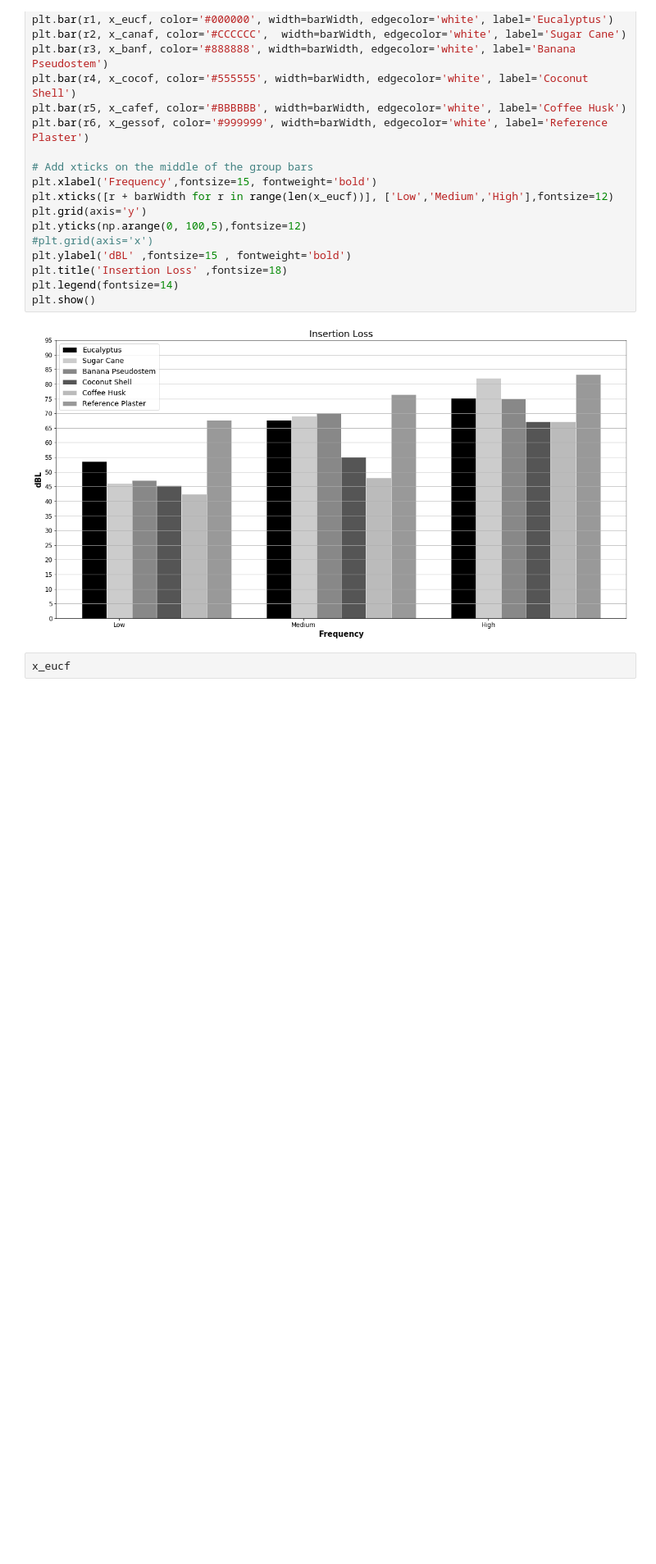
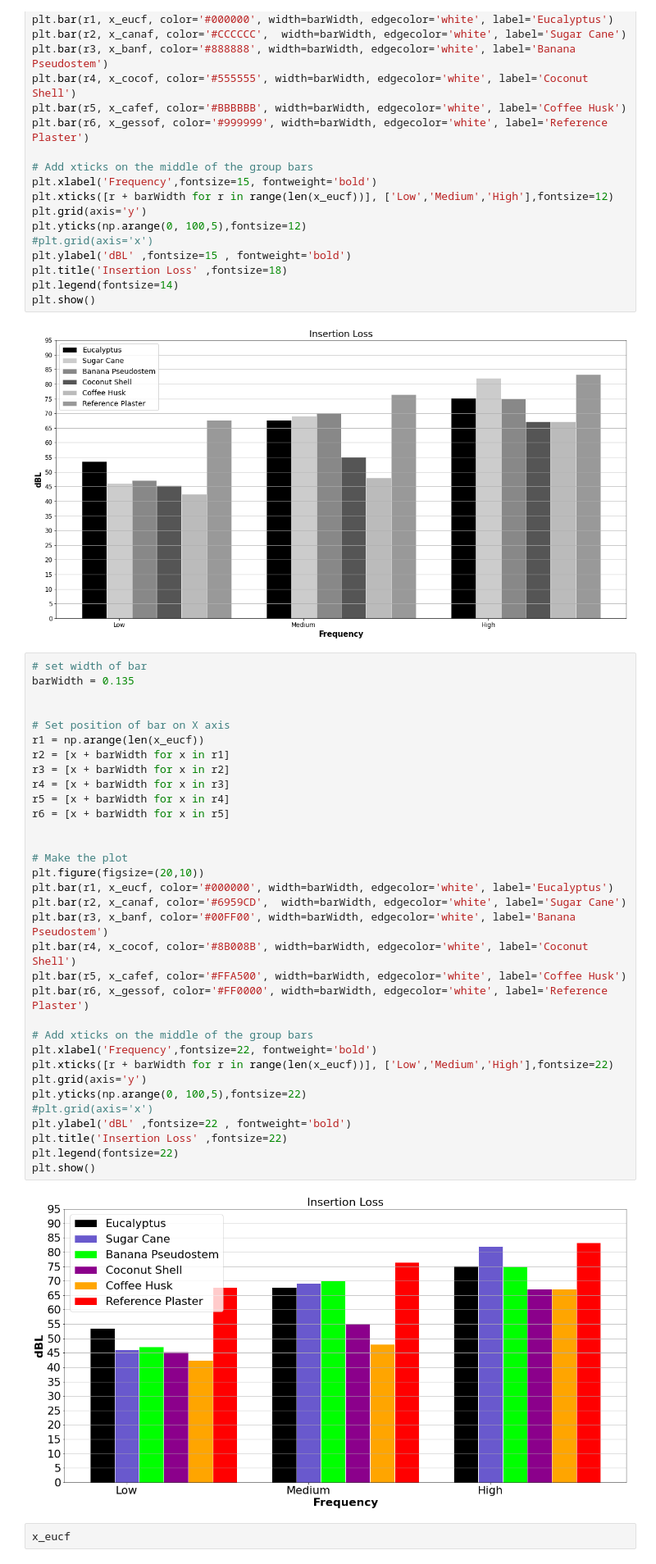
Before and after one commit to douglashsabreu/Artigo-Patr-cia-e-Belis-rio, a Jupyter notebook: Plot_placas_cimenticeas.ipynb, the cells around one changed output. Shown at 82% size. Cells and saved outputs as stored; diff of their text form; blank space fills up the shorter version.

```diff
--- a/Plot_placas_cimenticeas.ipynb
+++ b/Plot_placas_cimenticeas.ipynb
@@ -252,6 +307,41 @@ plt.legend(fontsize=14)
 plt.show()
 # %% [output]
 [figure]
+# %%
+# set width of bar
+barWidth = 0.135
+
+
+# Set position of bar on X axis
+r1 = np.arange(len(x_eucf))
+r2 = [x + barWidth for x in r1]
+r3 = [x + barWidth for x in r2]
+r4 = [x + barWidth for x in r3]
+r5 = [x + barWidth for x in r4]
+r6 = [x + barWidth for x in r5]
+
+
+# Make the plot
+plt.figure(figsize=(20,10))
+plt.bar(r1, x_eucf, color='#000000', width=barWidth, edgecolor='white', label='Eucalyptus')
+plt.bar(r2, x_canaf, color='#6959CD',  width=barWidth, edgecolor='white', label='Sugar Cane')
+plt.bar(r3, x_banf, color='#00FF00', width=barWidth, edgecolor='white', label='Banana Pseudostem')
+plt.bar(r4, x_cocof, color='#8B008B', width=barWidth, edgecolor='white', label='Coconut Shell')
+plt.bar(r5, x_cafef, color='#FFA500', width=barWidth, edgecolor='white', label='Coffee Husk')
+plt.bar(r6, x_gessof, color='#FF0000', width=barWidth, edgecolor='white', label='Reference Plaster')
+
+# Add xticks on the middle of the group bars
+plt.xlabel('Frequency',fontsize=22, fontweight='bold')
+plt.xticks([r + barWidth for r in range(len(x_eucf))], ['Low','Medium','High'],fontsize=22)
+plt.grid(axis='y')
+plt.yticks(np.arange(0, 100,5),fontsize=22)
+#plt.grid(axis='x')
+plt.ylabel('dBL' ,fontsize=22 , fontweight='bold')
+plt.title('Insertion Loss' ,fontsize=22)
+plt.legend(fontsize=22)
+plt.show()
+# %% [output]
+[figure, added]
 # %%
 x_eucf
 # %% [output]
```
Also changed, not shown: parts of 5 cells of this notebook.
